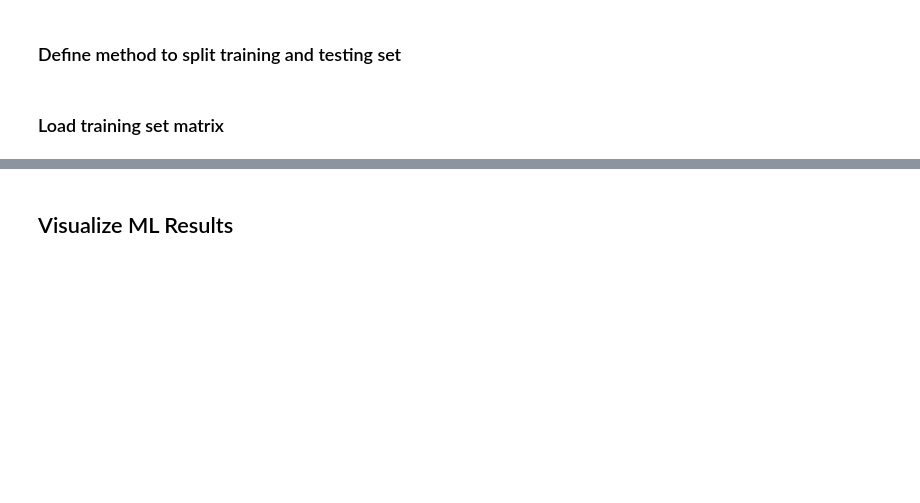
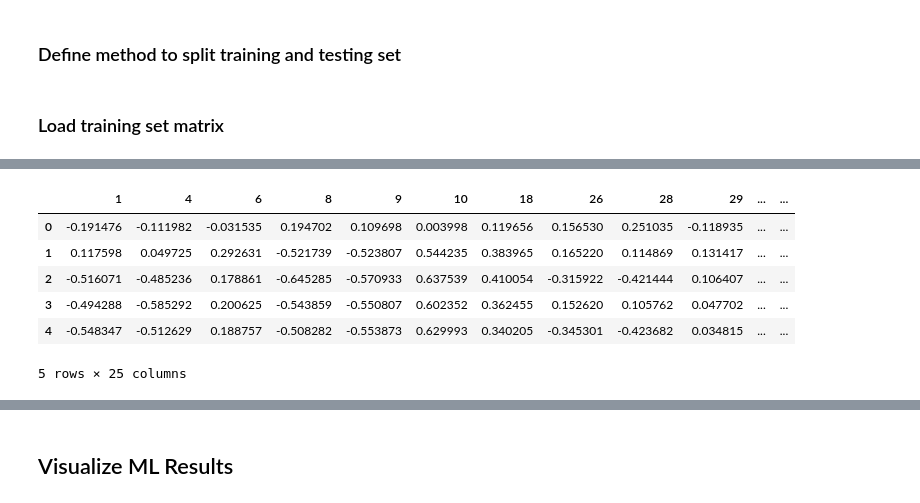
Before and after one commit to CodingBash/CNV-Clinical-Preprocessing, a Jupyter notebook: notebooks/Supervised Learning using CNLR COREs.ipynb, the cells around one changed output, grey strips where cells are left out. Cells and saved outputs as stored; diff of their text form; code cells hidden in the pictures; blank space fills up the shorter version.

```diff
--- a/notebooks/Supervised Learning using CNLR COREs.ipynb
+++ b/notebooks/Supervised Learning using CNLR COREs.ipynb
@@ -72,0 +88,10 @@ display(labeled_matrix_training_set.copy().head())
+# %%
+display(X.head())
+# %% [output]
+|  | 1 | 4 | 6 | 8 | 9 | 10 | 18 | 26 | 28 | 29 | ... | ... |
+| 0 | -0.191476 | -0.111982 | -0.031535 | 0.194702 | 0.109698 | 0.003998 | 0.119656 | 0.156530 | 0.251035 | -0.118935 | ... | ... |
+| 1 | 0.117598 | 0.049725 | 0.292631 | -0.521739 | -0.523807 | 0.544235 | 0.383965 | 0.165220 | 0.114869 | 0.131417 | ... | ... |
+| 2 | -0.516071 | -0.485236 | 0.178861 | -0.645285 | -0.570933 | 0.637539 | 0.410054 | -0.315922 | -0.421444 | 0.106407 | ... | ... |
+| 3 | -0.494288 | -0.585292 | 0.200625 | -0.543859 | -0.550807 | 0.602352 | 0.362455 | 0.152620 | 0.105762 | 0.047702 | ... | ... |
+| 4 | -0.548347 | -0.512629 | 0.188757 | -0.508282 | -0.553873 | 0.629993 | 0.340205 | -0.345301 | -0.423682 | 0.034815 | ... | ... |
+5 rows × 25 columns
```
Also changed, not shown: parts of 15 cells of this notebook, 2 other files.
